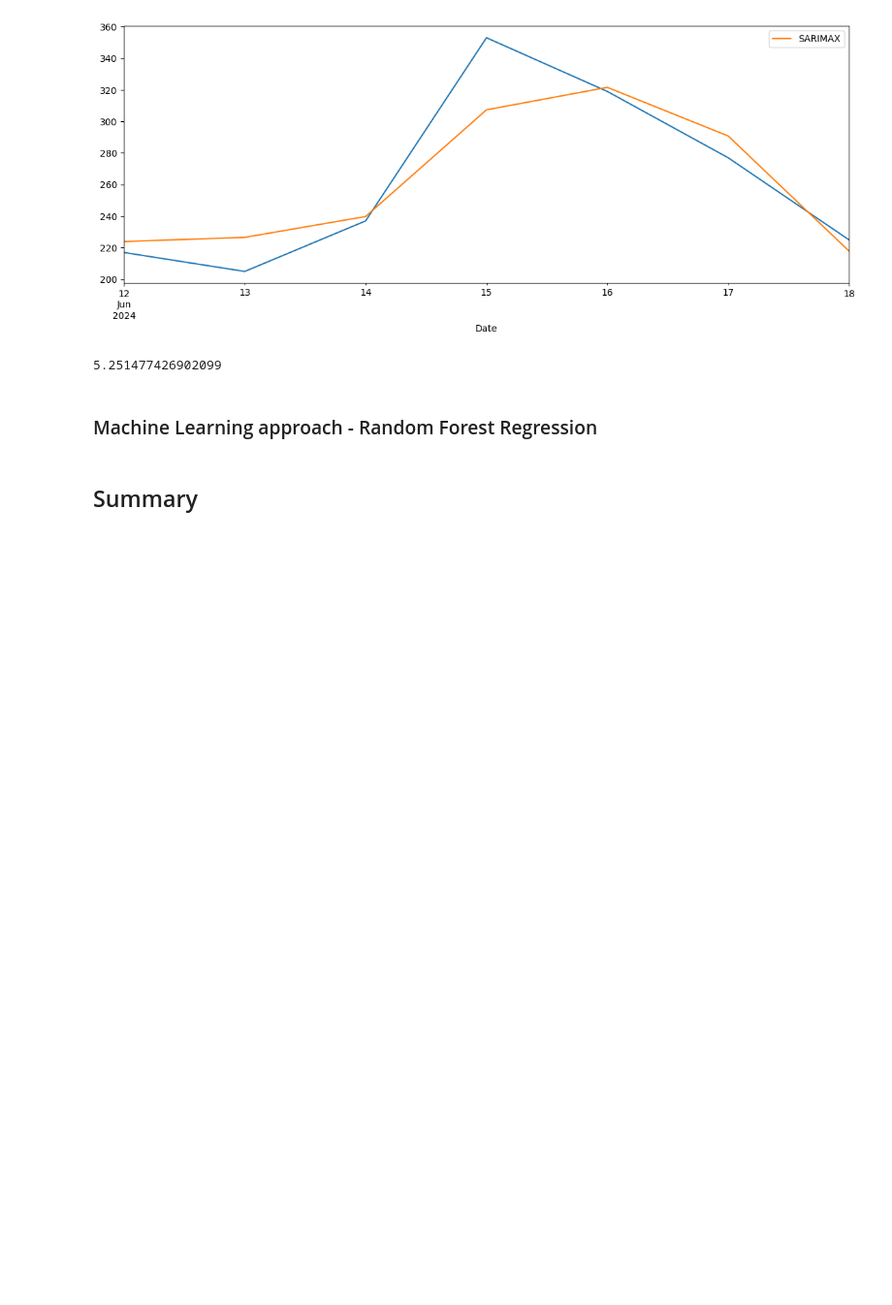
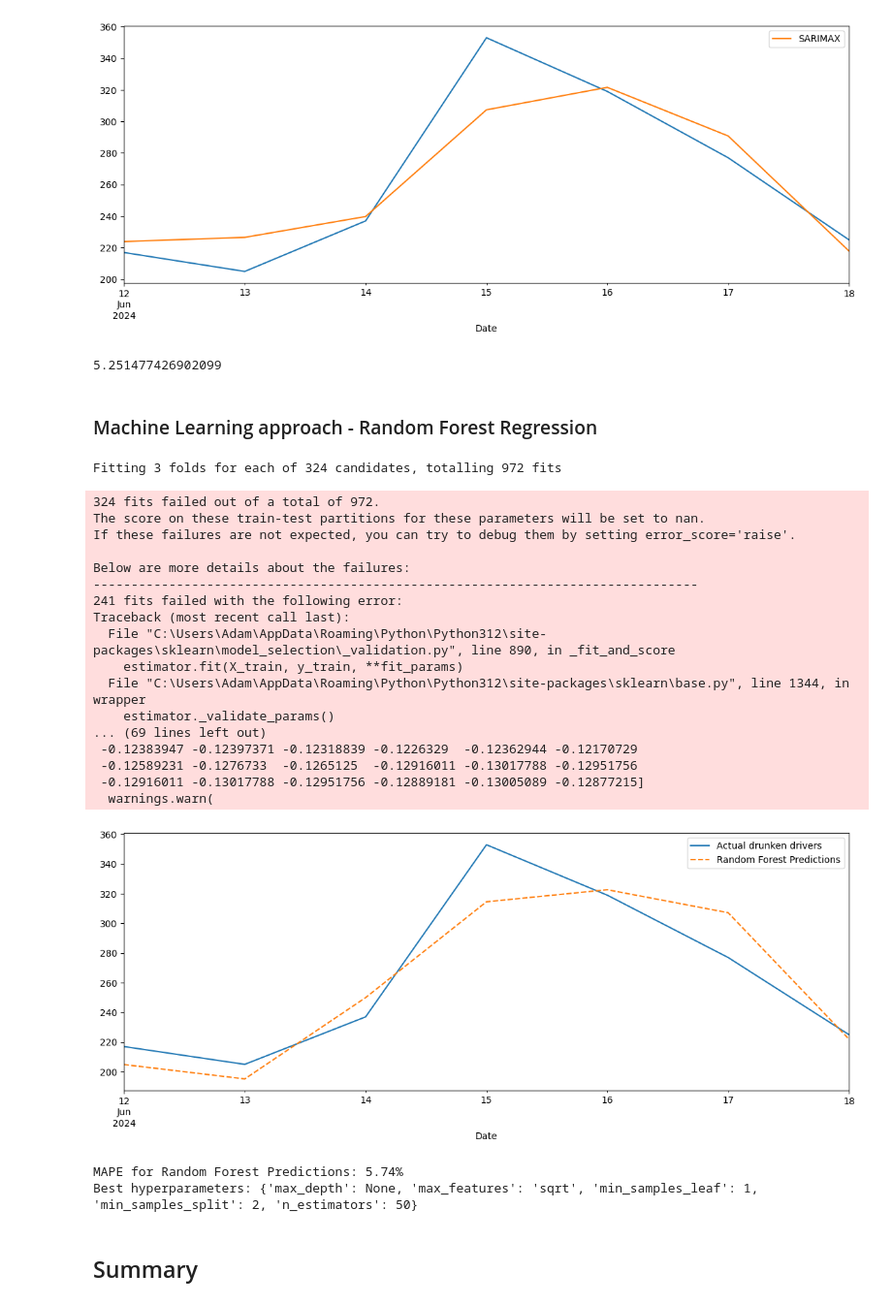
Before and after one commit to AdamKozakowski/Car_accidents_in_Poland_Adam_Kozakowski_Katarzyna_Bocian, a Jupyter notebook: Car_accidents_in_Poland_Adam_Kozakowski_Katarzyna_Bocian.ipynb, the cells around one changed output. Shown at 97% size. Cells and saved outputs as stored; diff of their text form; code cells hidden in the pictures; blank space fills up the shorter version.

Commit message:
Update Car_accidents_in_Poland_Adam_Kozakowski_Katarzyna_Bocian.ipynb
Random forest grid search

```diff
--- a/Car_accidents_in_Poland_Adam_Kozakowski_Katarzyna_Bocian.ipynb
+++ b/Car_accidents_in_Poland_Adam_Kozakowski_Katarzyna_Bocian.ipynb
@@ -474,2 +450,50 @@ print(f'MAPE for Combined Predictions: {mape_combined:.2f}%')
+# %%
+features = [col for col in df.columns if col not in ['Drivers_under_the_influence_of_alcohol', 'is_holiday', 'Day_of_Week']]
+
+param_grid = {
+    'n_estimators': [50, 100, 200],
+    'max_features': ['auto', 'sqrt', 'log2'],
+    'max_depth': [None, 10, 20, 30],
+    'min_samples_split': [2, 5, 10],
+    'min_samples_leaf': [1, 2, 4]
+}
+
+model = RandomForestRegressor(random_state=42)
+grid_search = GridSearchCV(estimator=model, param_grid=param_grid, cv=3, n_jobs=-1, verbose=2, scoring='neg_mean_absolute_percentage_error')
+grid_search.fit(train[features], train['Drivers_under_the_influence_of_alcohol'])
+best_model = grid_search.best_estimator_
+pred_drunken_drivers_rf = best_model.predict(test[features])
+
+plt.figure(figsize=(14, 5))
+test['Drivers_under_the_influence_of_alcohol'].plot(label='Actual drunken drivers')
+pd.Series(pred_drunken_drivers_rf, index=test.index).plot(label='Random Forest Predictions', linestyle='--')
+plt.legend()
+plt.show()
+
+mape_combined = mean_absolute_percentage_error(test['Drivers_under_the_influence_of_alcohol'], pred_drunken_drivers_rf) * 100
+print(f'MAPE for Random Forest Predictions: {mape_combined:.2f}%')
+print(f'Best hyperparameters: {grid_search.best_params_}')
+# %% [output]
+Fitting 3 folds for each of 324 candidates, totalling 972 fits
+324 fits failed out of a total of 972.
+The score on these train-test partitions for these parameters will be set to nan.
+If these failures are not expected, you can try to debug them by setting error_score='raise'.
+
+Below are more details about the failures:
+--------------------------------------------------------------------------------
+241 fits failed with the following error:
+Traceback (most recent call last):
+  File "C:\Users\Adam\AppData\Roaming\Python\Python312\site-packages\sklearn\model_selection\_validation.py", line 890, in _fit_and_score
+    estimator.fit(X_train, y_train, **fit_params)
+  File "C:\Users\Adam\AppData\Roaming\Python\Python312\site-packages\sklearn\base.py", line 1344, in wrapper
+    estimator._validate_params()
+... (69 lines left out)
+ -0.12383947 -0.12397371 -0.12318839 -0.1226329  -0.12362944 -0.12170729
+ -0.12589231 -0.1276733  -0.1265125  -0.12916011 -0.13017788 -0.12951756
+ -0.12916011 -0.13017788 -0.12951756 -0.12889181 -0.13005089 -0.12877215]
+  warnings.warn(
+[figure, added]
+MAPE for Random Forest Predictions: 5.74%
+Best hyperparameters: {'max_depth': None, 'max_features': 'sqrt', 'min_samples_leaf': 1, 'min_samples_split': 2, 'n_estimators': 50}
 # %% [markdown]
 ## Summary
```
Also changed, not shown: parts of 2 cells of this notebook.
